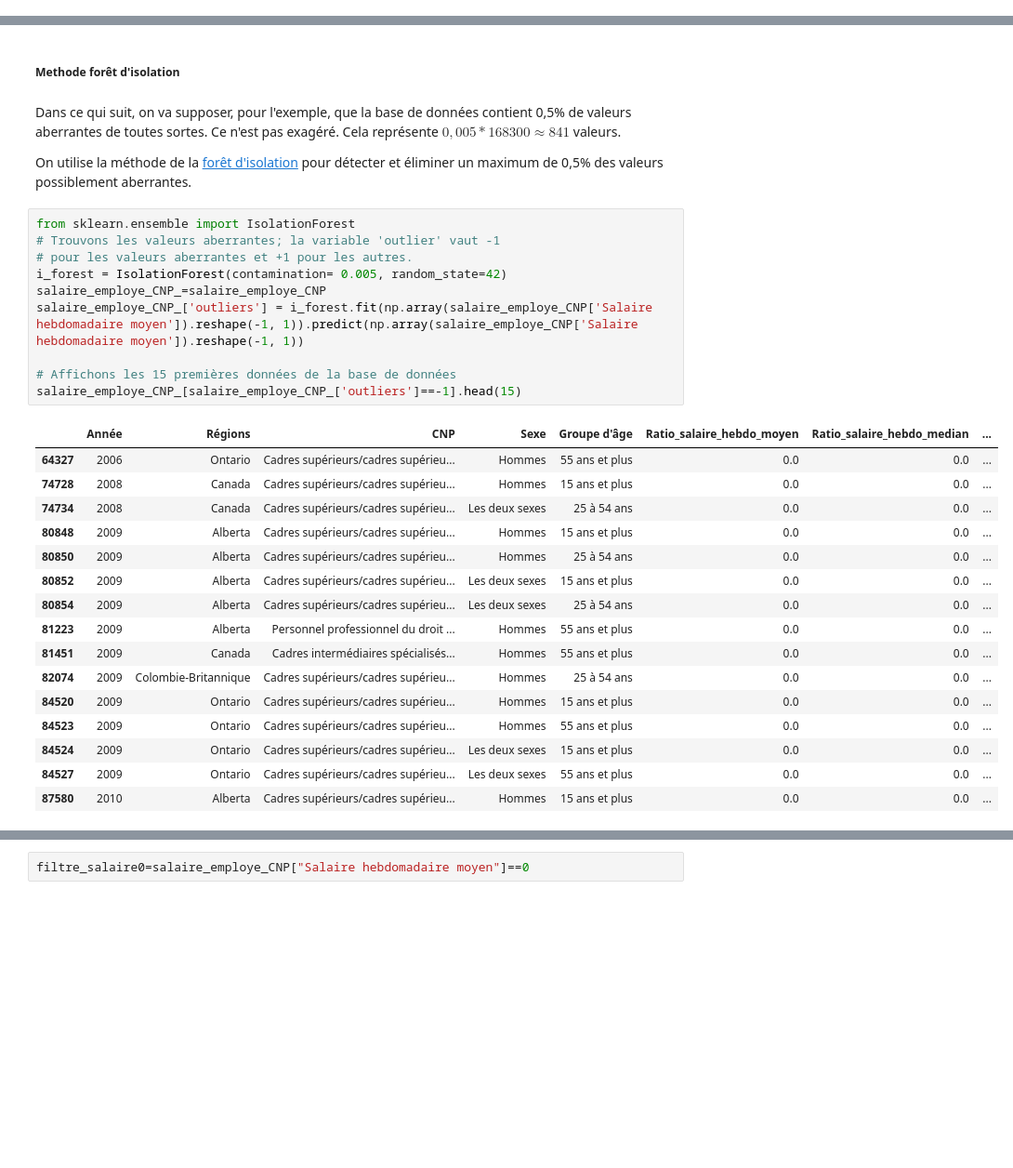
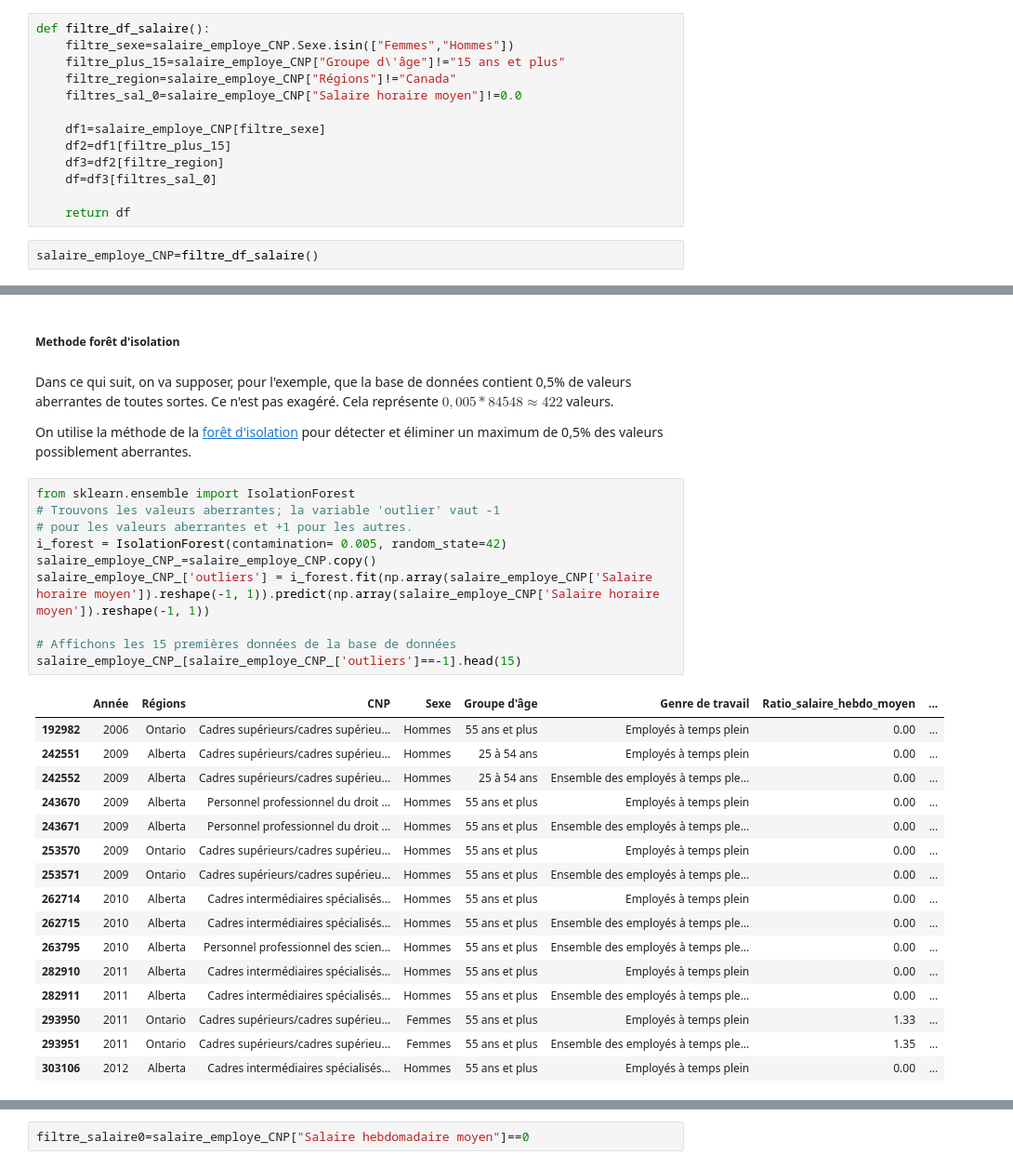
Before and after one commit to marciosdn/projet_77, a Jupyter notebook: AED Salaire Employe.ipynb, the cells around one changed output, grey strips where cells are left out. Shown at 93% size. Drawn from its saved outputs; the diff is of its cells as text; blank space fills up the shorter version.

```diff
--- a/AED Salaire Employe.ipynb
+++ b/AED Salaire Employe.ipynb
@@ -349,3 +416,18 @@ Index(['Année', 'Régions', 'CNP', 'Sexe', 'Groupe d'âge',
+# %%
+def filtre_df_salaire():
+    filtre_sexe=salaire_employe_CNP.Sexe.isin(["Femmes","Hommes"])
+    filtre_plus_15=salaire_employe_CNP["Groupe d\'âge"]!="15 ans et plus"
+    filtre_region=salaire_employe_CNP["Régions"]!="Canada"
+    filtres_sal_0=salaire_employe_CNP["Salaire horaire moyen"]!=0.0
+
+    df1=salaire_employe_CNP[filtre_sexe]
+    df2=df1[filtre_plus_15]
+    df3=df2[filtre_region]
+    df=df3[filtres_sal_0]
+
+    return df
+# %%
+salaire_employe_CNP=filtre_df_salaire()
 # %% [markdown]
 ## Visualisation des données
 # %%
@@ -613,36 +891,36 @@ Nous observons 155 cas, soit 0,9 % de l’ensemble de données, avec des valeurs
 # %% [markdown]
 ##### Methode forêt d'isolation
 # %% [markdown]
-Dans ce qui suit, on va supposer, pour l'exemple, que la base de données contient 0,5% de valeurs aberrantes de toutes sortes. Ce n'est pas exagéré. Cela représente $0,005*168300 \approx 841$ valeurs.
+Dans ce qui suit, on va supposer, pour l'exemple, que la base de données contient 0,5% de valeurs aberrantes de toutes sortes. Ce n'est pas exagéré. Cela représente $0,005*84548 \approx 422$ valeurs.
 
 On utilise la méthode de la [forêt d'isolation](https://scikit-learn.org/stable/modules/generated/sklearn.ensemble.IsolationForest.html) pour détecter et éliminer un maximum de 0,5% des valeurs possiblement aberrantes.
 # %%
 from sklearn.ensemble import IsolationForest
 # Trouvons les valeurs aberrantes; la variable 'outlier' vaut -1
 # pour les valeurs aberrantes et +1 pour les autres.
 i_forest = IsolationForest(contamination= 0.005, random_state=42)
-salaire_employe_CNP_=salaire_employe_CNP
-salaire_employe_CNP_['outliers'] = i_forest.fit(np.array(salaire_employe_CNP['Salaire hebdomadaire moyen']).reshape(-1, 1)).predict(np.array(salaire_employe_CNP['Salaire hebdomadaire moyen']).reshape(-1, 1))
+salaire_employe_CNP_=salaire_employe_CNP.copy()
+salaire_employe_CNP_['outliers'] = i_forest.fit(np.array(salaire_employe_CNP['Salaire horaire moyen']).reshape(-1, 1)).predict(np.array(salaire_employe_CNP['Salaire horaire moyen']).reshape(-1, 1))
 
 # Affichons les 15 premières données de la base de données
 salaire_employe_CNP_[salaire_employe_CNP_['outliers']==-1].head(15)
 # %% [output]
-|  | Année | Régions | CNP | Sexe | Groupe d'âge | Ratio_salaire_hebdo_moyen | Ratio_salaire_hebdo_median | ... |
-| 64327 | 2006 | Ontario | Cadres supérieurs/cadres supérieu... | Hommes | 55 ans et plus | 0.0 | 0.0 | ... |
-| 74728 | 2008 | Canada | Cadres supérieurs/cadres supérieu... | Hommes | 15 ans et plus | 0.0 | 0.0 | ... |
-| 74734 | 2008 | Canada | Cadres supérieurs/cadres supérieu... | Les deux sexes | 25 à 54 ans | 0.0 | 0.0 | ... |
-| 80848 | 2009 | Alberta | Cadres supérieurs/cadres supérieu... | Hommes | 15 ans et plus | 0.0 | 0.0 | ... |
-| 80850 | 2009 | Alberta | Cadres supérieurs/cadres supérieu... | Hommes | 25 à 54 ans | 0.0 | 0.0 | ... |
-| 80852 | 2009 | Alberta | Cadres supérieurs/cadres supérieu... | Les deux sexes | 15 ans et plus | 0.0 | 0.0 | ... |
-| 80854 | 2009 | Alberta | Cadres supérieurs/cadres supérieu... | Les deux sexes | 25 à 54 ans | 0.0 | 0.0 | ... |
-| 81223 | 2009 | Alberta | Personnel professionnel du droit ... | Hommes | 55 ans et plus | 0.0 | 0.0 | ... |
-| 81451 | 2009 | Canada | Cadres intermédiaires spécialisés... | Hommes | 55 ans et plus | 0.0 | 0.0 | ... |
-| 82074 | 2009 | Colombie-Britannique | Cadres supérieurs/cadres supérieu... | Hommes | 25 à 54 ans | 0.0 | 0.0 | ... |
-| 84520 | 2009 | Ontario | Cadres supérieurs/cadres supérieu... | Hommes | 15 ans et plus | 0.0 | 0.0 | ... |
-| 84523 | 2009 | Ontario | Cadres supérieurs/cadres supérieu... | Hommes | 55 ans et plus | 0.0 | 0.0 | ... |
-| 84524 | 2009 | Ontario | Cadres supérieurs/cadres supérieu... | Les deux sexes | 15 ans et plus | 0.0 | 0.0 | ... |
-| 84527 | 2009 | Ontario | Cadres supérieurs/cadres supérieu... | Les deux sexes | 55 ans et plus | 0.0 | 0.0 | ... |
-| 87580 | 2010 | Alberta | Cadres supérieurs/cadres supérieu... | Hommes | 15 ans et plus | 0.0 | 0.0 | ... |
+|  | Année | Régions | CNP | Sexe | Groupe d'âge | Genre de travail | Ratio_salaire_hebdo_moyen | ... |
+| 192982 | 2006 | Ontario | Cadres supérieurs/cadres supérieu... | Hommes | 55 ans et plus | Employés à temps plein | 0.00 | ... |
+| 242551 | 2009 | Alberta | Cadres supérieurs/cadres supérieu... | Hommes | 25 à 54 ans | Employés à temps plein | 0.00 | ... |
+| 242552 | 2009 | Alberta | Cadres supérieurs/cadres supérieu... | Hommes | 25 à 54 ans | Ensemble des employés à temps ple... | 0.00 | ... |
+| 243670 | 2009 | Alberta | Personnel professionnel du droit ... | Hommes | 55 ans et plus | Employés à temps plein | 0.00 | ... |
+| 243671 | 2009 | Alberta | Personnel professionnel du droit ... | Hommes | 55 ans et plus | Ensemble des employés à temps ple... | 0.00 | ... |
+| 253570 | 2009 | Ontario | Cadres supérieurs/cadres supérieu... | Hommes | 55 ans et plus | Employés à temps plein | 0.00 | ... |
+| 253571 | 2009 | Ontario | Cadres supérieurs/cadres supérieu... | Hommes | 55 ans et plus | Ensemble des employés à temps ple... | 0.00 | ... |
+| 262714 | 2010 | Alberta | Cadres intermédiaires spécialisés... | Hommes | 55 ans et plus | Employés à temps plein | 0.00 | ... |
+| 262715 | 2010 | Alberta | Cadres intermédiaires spécialisés... | Hommes | 55 ans et plus | Ensemble des employés à temps ple... | 0.00 | ... |
+| 263795 | 2010 | Alberta | Personnel professionnel des scien... | Hommes | 55 ans et plus | Ensemble des employés à temps ple... | 0.00 | ... |
+| 282910 | 2011 | Alberta | Cadres intermédiaires spécialisés... | Hommes | 55 ans et plus | Employés à temps plein | 0.00 | ... |
+| 282911 | 2011 | Alberta | Cadres intermédiaires spécialisés... | Hommes | 55 ans et plus | Ensemble des employés à temps ple... | 0.00 | ... |
+| 293950 | 2011 | Ontario | Cadres supérieurs/cadres supérieu... | Femmes | 55 ans et plus | Employés à temps plein | 1.33 | ... |
+| 293951 | 2011 | Ontario | Cadres supérieurs/cadres supérieu... | Femmes | 55 ans et plus | Ensemble des employés à temps ple... | 1.35 | ... |
+| 303106 | 2012 | Alberta | Cadres intermédiaires spécialisés... | Hommes | 55 ans et plus | Employés à temps plein | 0.00 | ... |
 # %%
 salaire_employe_CNP_[salaire_employe_CNP_['outliers']==-1].shape
 # %% [output]
```
Also changed, not shown: parts of 84 cells of this notebook.
